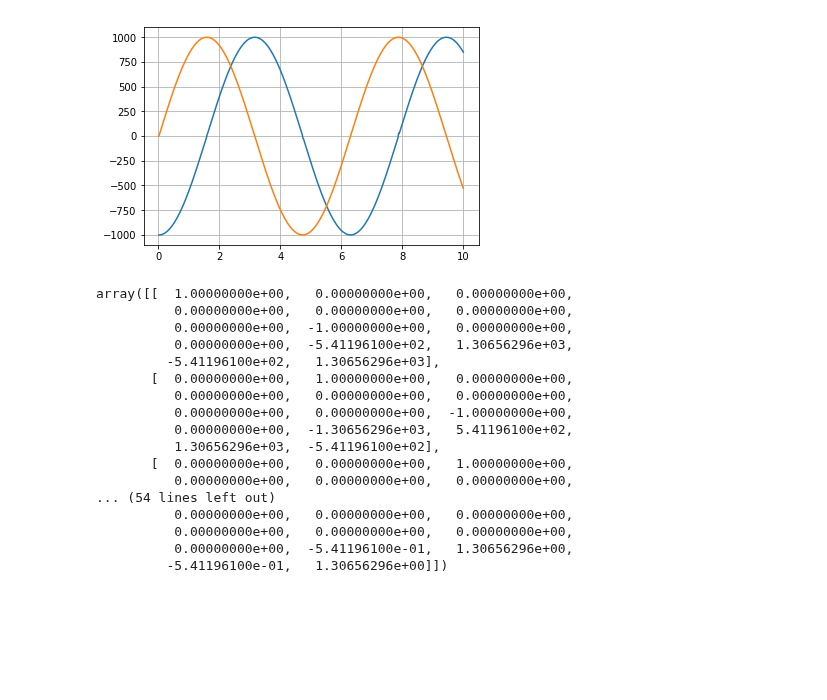
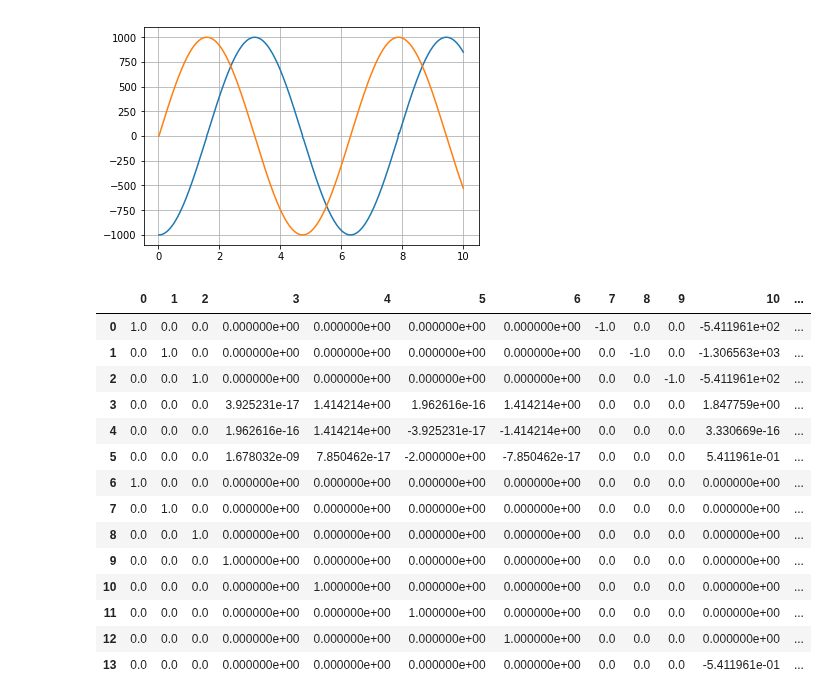
Before and after one commit to khaledghobashy/asurt_cdt, a Jupyter notebook: Explicit Definition of Pendulum.ipynb, the cells around one changed output. Saved outputs shown, nothing was run; the diff lists cells and outputs as text; code cells hidden in the pictures; blank space fills up the shorter version.

```diff
--- a/Explicit Definition of Pendulum.ipynb
+++ b/Explicit Definition of Pendulum.ipynb
@@ -377,22 +377,21 @@ plt.show()
 # %% [output]
 [figure]
 # %%
-np.array(jac_f(*qn),dtype=np.float64)
+import pandas as pd
+pd.DataFrame(np.array(jac_f(*qn),dtype=np.float64))
 # %% [output]
-array([[  1.00000000e+00,   0.00000000e+00,   0.00000000e+00,
-          0.00000000e+00,   0.00000000e+00,   0.00000000e+00,
-          0.00000000e+00,  -1.00000000e+00,   0.00000000e+00,
-          0.00000000e+00,  -5.41196100e+02,   1.30656296e+03,
-         -5.41196100e+02,   1.30656296e+03],
-       [  0.00000000e+00,   1.00000000e+00,   0.00000000e+00,
-          0.00000000e+00,   0.00000000e+00,   0.00000000e+00,
-          0.00000000e+00,   0.00000000e+00,  -1.00000000e+00,
-          0.00000000e+00,  -1.30656296e+03,   5.41196100e+02,
-          1.30656296e+03,  -5.41196100e+02],
-       [  0.00000000e+00,   0.00000000e+00,   1.00000000e+00,
-          0.00000000e+00,   0.00000000e+00,   0.00000000e+00,
-... (54 lines left out)
-          0.00000000e+00,   0.00000000e+00,   0.00000000e+00,
-          0.00000000e+00,   0.00000000e+00,   0.00000000e+00,
-          0.00000000e+00,  -5.41196100e-01,   1.30656296e+00,
-         -5.41196100e-01,   1.30656296e+00]])
+|  | 0 | 1 | 2 | 3 | 4 | 5 | 6 | 7 | 8 | 9 | 10 | ... |
+| 0 | 1.0 | 0.0 | 0.0 | 0.000000e+00 | 0.000000e+00 | 0.000000e+00 | 0.000000e+00 | -1.0 | 0.0 | 0.0 | -5.411961e+02 | ... |
+| 1 | 0.0 | 1.0 | 0.0 | 0.000000e+00 | 0.000000e+00 | 0.000000e+00 | 0.000000e+00 | 0.0 | -1.0 | 0.0 | -1.306563e+03 | ... |
+| 2 | 0.0 | 0.0 | 1.0 | 0.000000e+00 | 0.000000e+00 | 0.000000e+00 | 0.000000e+00 | 0.0 | 0.0 | -1.0 | -5.411961e+02 | ... |
+| 3 | 0.0 | 0.0 | 0.0 | 3.925231e-17 | 1.414214e+00 | 1.962616e-16 | 1.414214e+00 | 0.0 | 0.0 | 0.0 | 1.847759e+00 | ... |
+| 4 | 0.0 | 0.0 | 0.0 | 1.962616e-16 | 1.414214e+00 | -3.925231e-17 | -1.414214e+00 | 0.0 | 0.0 | 0.0 | 3.330669e-16 | ... |
+| 5 | 0.0 | 0.0 | 0.0 | 1.678032e-09 | 7.850462e-17 | -2.000000e+00 | -7.850462e-17 | 0.0 | 0.0 | 0.0 | 5.411961e-01 | ... |
+| 6 | 1.0 | 0.0 | 0.0 | 0.000000e+00 | 0.000000e+00 | 0.000000e+00 | 0.000000e+00 | 0.0 | 0.0 | 0.0 | 0.000000e+00 | ... |
+| 7 | 0.0 | 1.0 | 0.0 | 0.000000e+00 | 0.000000e+00 | 0.000000e+00 | 0.000000e+00 | 0.0 | 0.0 | 0.0 | 0.000000e+00 | ... |
+| 8 | 0.0 | 0.0 | 1.0 | 0.000000e+00 | 0.000000e+00 | 0.000000e+00 | 0.000000e+00 | 0.0 | 0.0 | 0.0 | 0.000000e+00 | ... |
+| 9 | 0.0 | 0.0 | 0.0 | 1.000000e+00 | 0.000000e+00 | 0.000000e+00 | 0.000000e+00 | 0.0 | 0.0 | 0.0 | 0.000000e+00 | ... |
+| 10 | 0.0 | 0.0 | 0.0 | 0.000000e+00 | 1.000000e+00 | 0.000000e+00 | 0.000000e+00 | 0.0 | 0.0 | 0.0 | 0.000000e+00 | ... |
+| 11 | 0.0 | 0.0 | 0.0 | 0.000000e+00 | 0.000000e+00 | 1.000000e+00 | 0.000000e+00 | 0.0 | 0.0 | 0.0 | 0.000000e+00 | ... |
+| 12 | 0.0 | 0.0 | 0.0 | 0.000000e+00 | 0.000000e+00 | 0.000000e+00 | 1.000000e+00 | 0.0 | 0.0 | 0.0 | 0.000000e+00 | ... |
+| 13 | 0.0 | 0.0 | 0.0 | 0.000000e+00 | 0.000000e+00 | 0.000000e+00 | 0.000000e+00 | 0.0 | 0.0 | 0.0 | -5.411961e-01 | ... |
```
Also changed, not shown: 2 other files.
